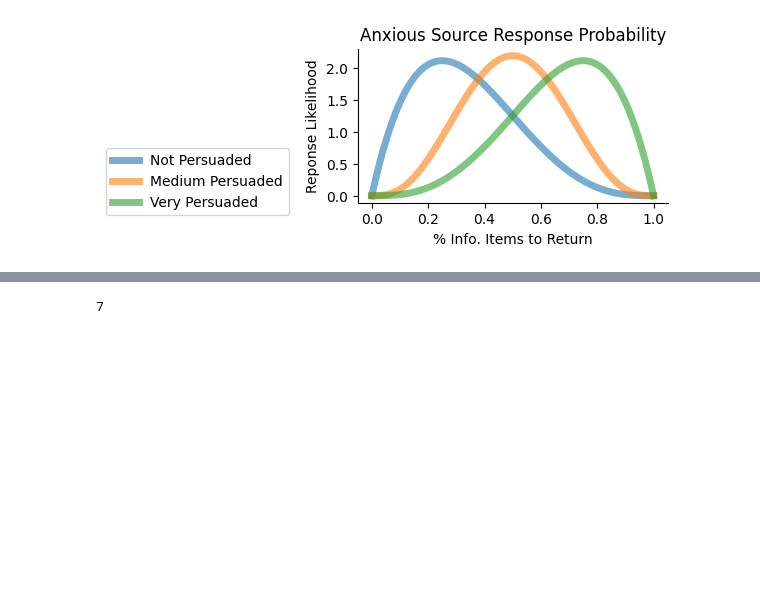
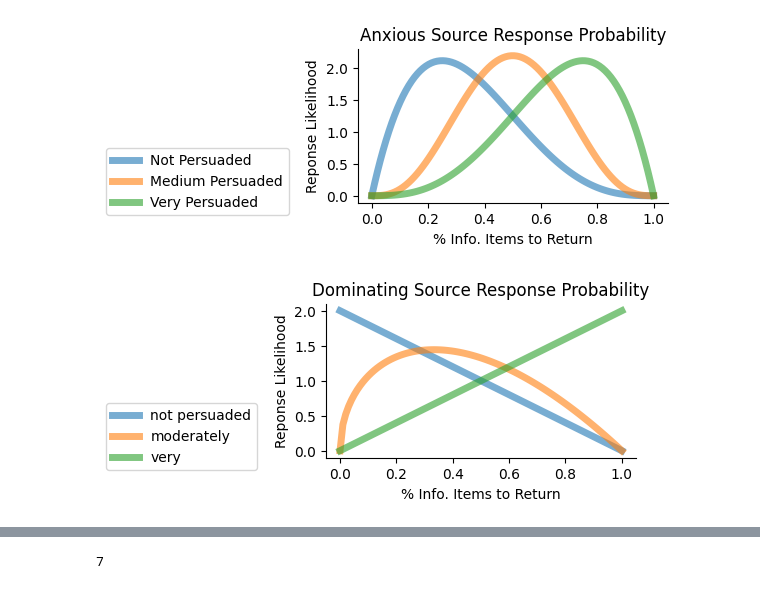
Before and after one commit to alex2awesome/news-interview-question-generation, a Jupyter notebook: notebooks/2024-09-23__function-for-michael.ipynb, the cells around one changed output, grey strips where cells are left out. Cells and saved outputs as stored; diff of their text form; code cells hidden in the pictures; blank space fills up the shorter version.

```diff
--- a/notebooks/2024-09-23__function-for-michael.ipynb
+++ b/notebooks/2024-09-23__function-for-michael.ipynb
@@ -23 +32,19 @@ ax.spines['right'].set_visible(False)
+# %%
+fig, ax = plt.subplots(1, 1, figsize=(4,2))
+
+
+dominating = [(1, 2), (1.5, 2), (2, 1)]
+x = np.linspace(0, 1, 100)
+for i, (a, b) in enumerate(dominating):
+    y = beta.pdf(x, a, b)
+    ax.plot(x, y, lw=5, alpha=0.6, label=persuasion_levels[i])
+
+ax.legend(bbox_to_anchor=(-.2, .4))
+ax.set_title('Dominating Source Response Probability')
+ax.set_ylabel('Reponse Likelihood')
+ax.set_xlabel('% Info. Items to Return')
+ax.spines['top'].set_visible(False)
+ax.spines['right'].set_visible(False)
+# %% [output]
+[figure, added]
 # %%
```
Also changed, not shown: parts of 8 cells of this notebook, 3 other files.
